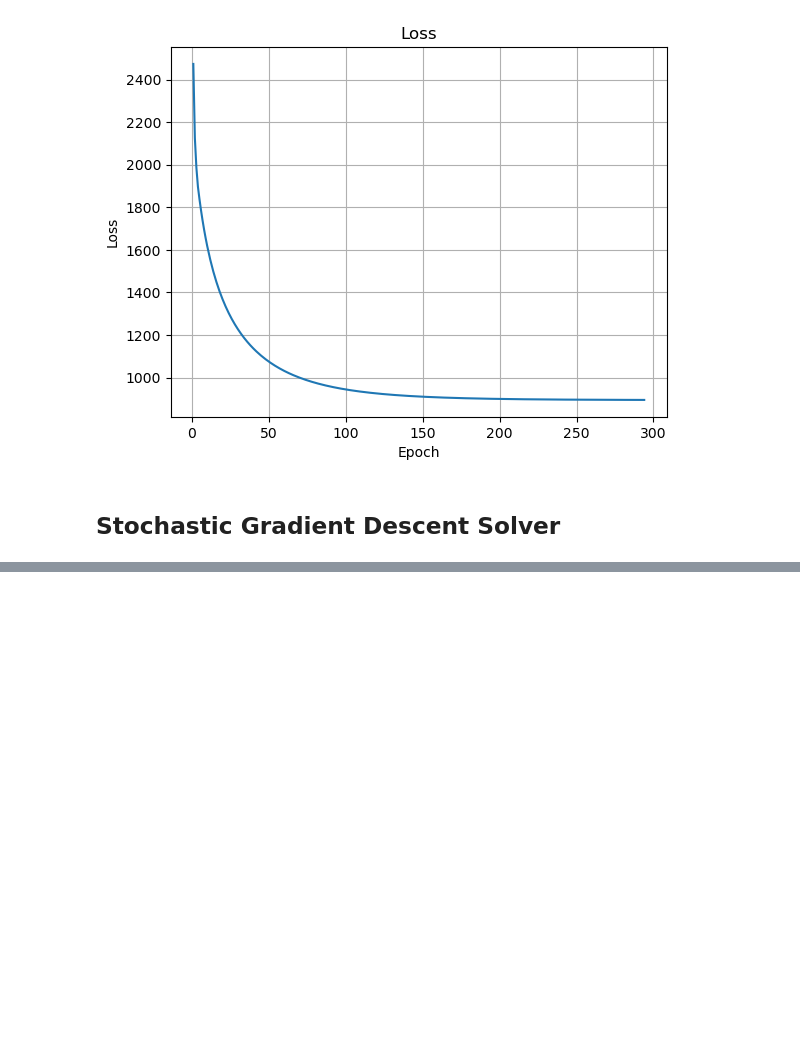
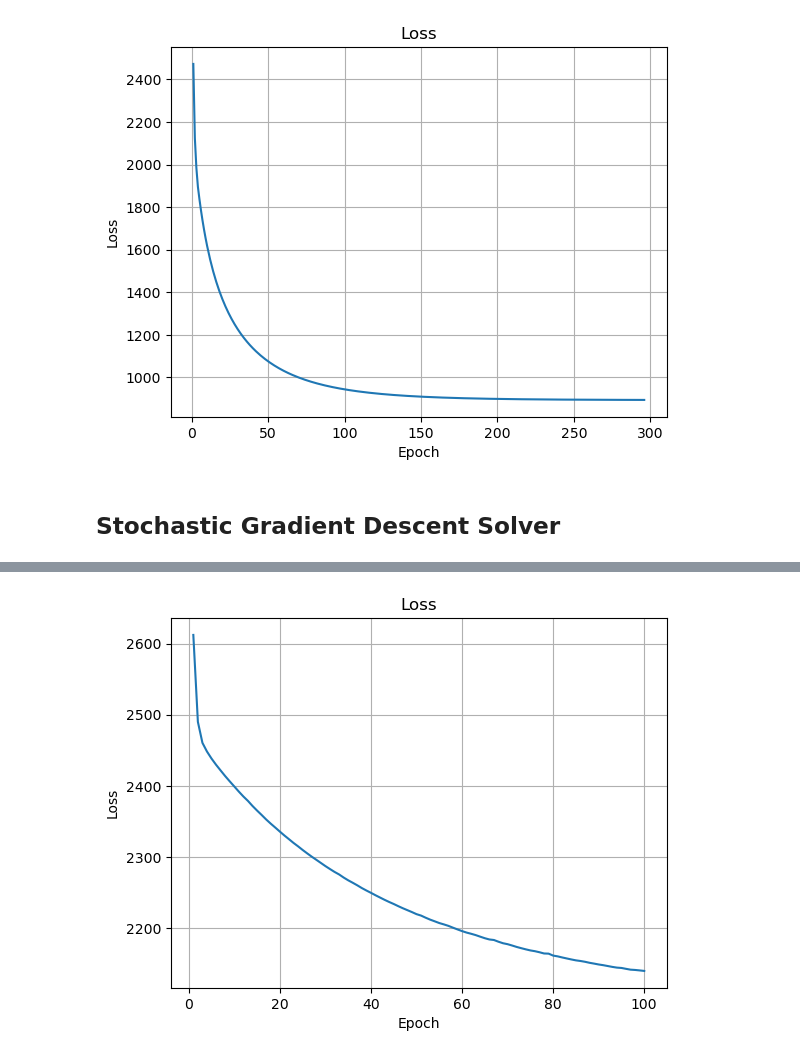
Before and after one commit to LaKrAmA95/LSR-Tensor-Ridge-Regression, a Jupyter notebook: Vector Regression Baseline/Jupyter Notebooks/HCP_Vector_Pipeline.ipynb, the cells around one changed output, grey strips where cells are left out. Drawn from its saved outputs; the diff is of its cells as text; code cells hidden in the pictures; blank space fills up the shorter version.

```diff
--- a/Vector Regression Baseline/Jupyter Notebooks/HCP_Vector_Pipeline.ipynb
+++ b/Vector Regression Baseline/Jupyter Notebooks/HCP_Vector_Pipeline.ipynb
@@ -173,5 +149,5 @@ max_epochs = 1000
 optimizer_code = 0
 
 hypers = {'lambda': lamb, 'epochs': max_epochs, 'bias': use_bias}
-W_estimated, b_estimated, losses, gap_to_optimality, nee_values, nmse_values, corr_values, R2_values = GD2(X = X_train, Y = Y_train, cost_function_code = 1, hypers = hypers, p_star = p_star, W_true = W_true)
+W_estimated, b_estimated, losses, gap_to_optimality, nee_values, nmse_values, corr_values, R2_values = GD(X = X_train, Y = Y_train, cost_function_code = 1, hypers = hypers, p_star = p_star, W_true = W_true)
 # %% [output]
@@ -213,13 +189,16 @@ plt.show()
 # %% [markdown]
 ## Stochastic Gradient Descent Solver
 # %%
-lr = 0.001
-epochs = 1100
-batch_size = 128
+lr = 1e-3
+epochs = 100
+batch_size = 16
 use_bias = False
 optimizer_code = 0
 
-momentum = 0.9
+W_init = None
 
-hypers = {'lambda': lamb, 'lr': lr, 'epochs': epochs, 'batch_size': batch_size, 'bias': use_bias, 'optimizer_code': optimizer_code, 'momentum': momentum}
-W_estimated, b_estimated, losses, gap_to_optimality, nee_values, nmse_values, corr_values, R2_values = SGD(X = X_train, Y = Y_train, cost_function_code = 1, hypers = hypers, optimizer_code = optimizer_code, p_star = p_star, W_true = W_true)
+hypers = {'lambda': lamb, 'lr': lr, 'epochs': epochs, 'batch_size': batch_size, 'bias': use_bias, 'optimizer_code': optimizer_code}
+cost_function_code = 1
+
+W_estimated, b_estimated, losses, gap_to_optimality, fixed_point_stochastic_gradients, fixed_point_stochastic_gradient_norms, fixed_point_full_gradients, fixed_point_full_gradient_norms, iterates, iterate_norms, full_gradients, \
+    full_gradient_norms, stochastic_gradients, stochastic_gradient_norms, nee_values, nmse_values, corr_values, R2_values, epochs_ran = SGD(X = X_train, Y = Y_train, cost_function_code = cost_function_code, hypers = hypers, optimizer_code = optimizer_code, p_star = p_star, W_true = W_true, W_init = W_init)
@@ -226,11 +238,12 @@ W_estimated, b_estimated, losses, gap_to_optimality, nee_values, nmse_values, co
 # %%
 plt.plot(range(1, len(losses)+1), losses)
 plt.title('Loss')
-plt.yscale('log')
 plt.xlabel('Epoch')
 plt.ylabel('Loss')
 plt.grid(True)
 plt.show()
+# %% [output]
+[figure, added]
 # %%
 plt.plot(range(1, len(gap_to_optimality)+1), gap_to_optimality)
 plt.title('Gap to Optimality')
```
Also changed, not shown: parts of 13 cells of this notebook, 2 other files.
